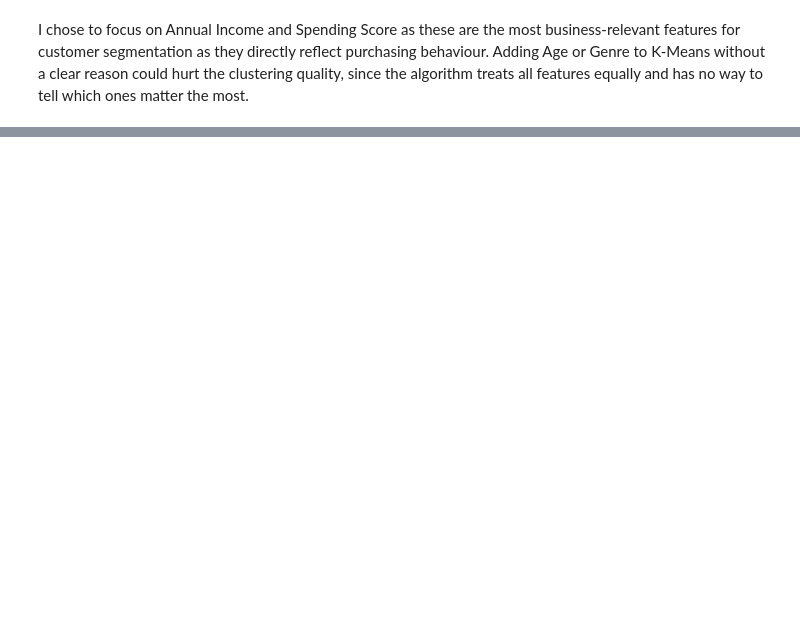
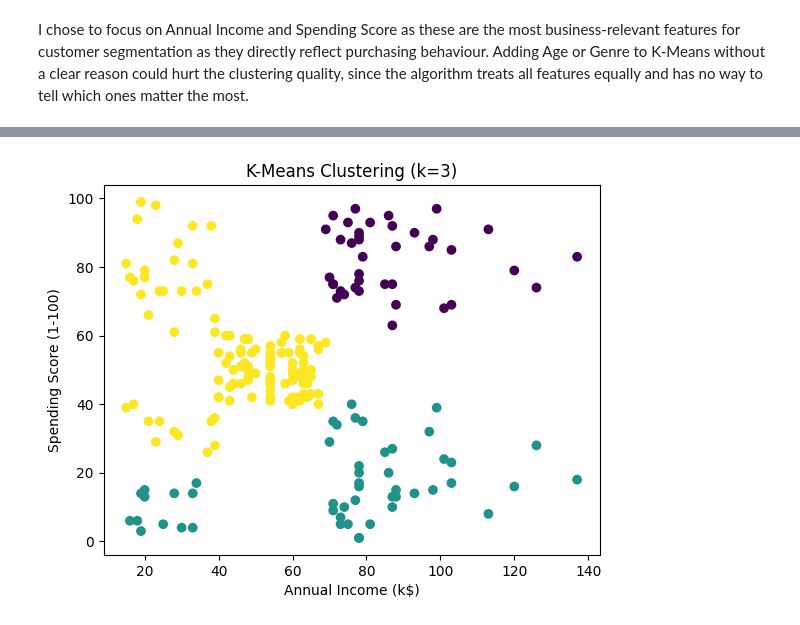
Before and after one commit to sba25046/ml-test, a Jupyter notebook: Mall_Customers_K_Means.ipynb, the cells around one changed output, grey strips where cells are left out. Cells and saved outputs as stored; diff of their text form; code cells hidden in the pictures; blank space fills up the shorter version.

Commit message:
selected features, scaled features, started with 3 clusters and visualised on scatter plot

```diff
--- a/Mall_Customers_K_Means.ipynb
+++ b/Mall_Customers_K_Means.ipynb
@@ -82,2 +82,8 @@ there are no missing values or duplicates. The dataset looks clean.
 # %% [markdown]
 I chose to focus on Annual Income and Spending Score as these are the most business-relevant features for customer segmentation as they directly reflect purchasing behaviour. Adding Age or Genre to K-Means without a clear reason could hurt the clustering quality, since the algorithm treats all features equally and has no way to tell which ones matter the most.
+# %%
+
+#select the features for clustering
+
+X = df[["Annual Income (k$)", "Spending Score (1-100)"]]
+X.head()
@@ -83,0 +97,9 @@ I chose to focus on Annual Income and Spending Score as these are the most busin
+# %%
+# Scale the features
+scaler = MinMaxScaler()
+X_scaled = scaler.fit_transform(X)
+# %%
+# Start with 3 clusters as a first guess
+kMeans = KMeans(n_clusters=3)
+y = kMeans.fit_predict(X_scaled)
+print(y)
@@ -83,0 +123,14 @@ I chose to focus on Annual Income and Spending Score as these are the most busin
+# %%
+df["cluster"] = y
+# visualise the clusters with a scatter plot
+plt.scatter(
+    x = df["Annual Income (k$)"],
+    y = df["Spending Score (1-100)"],
+    c = df["cluster"]
+);
+plt.xlabel("Annual Income (k$)")
+plt.ylabel("Spending Score (1-100)")
+plt.title("K-Means Clustering (k=3)")
+plt.show()
+# %% [output]
+[figure, added]
```
Also changed, not shown: parts of 5 cells of this notebook.
